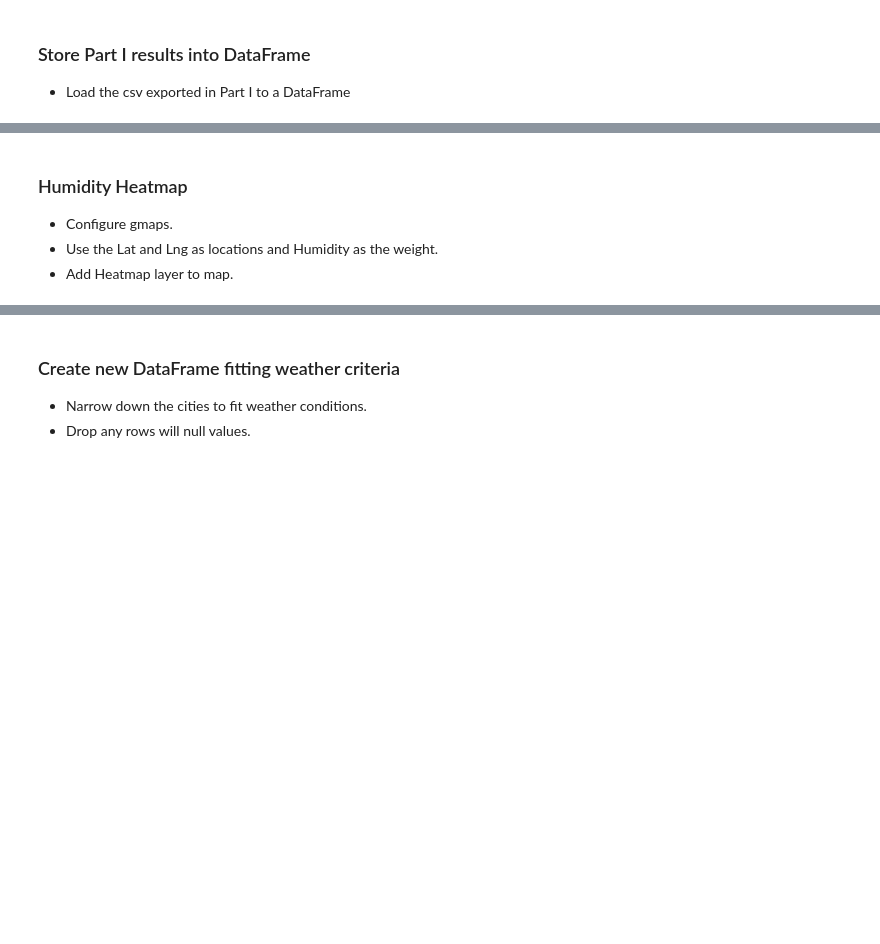
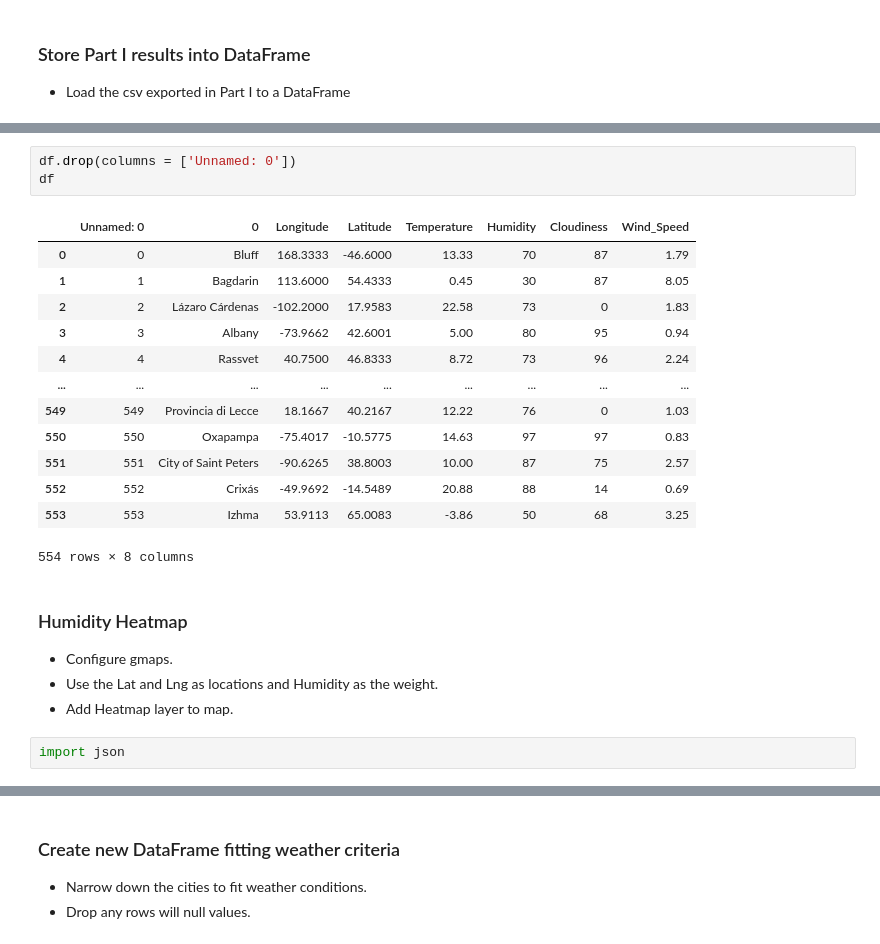
Before and after one commit to candishanks/python-api-challenge, a Jupyter notebook: Vacationpy/VacationPy.ipynb, the cells around one changed output, grey strips where cells are left out. Cells and saved outputs as stored; diff of their text form; blank space fills up the shorter version.

```diff
--- a/Vacationpy/VacationPy.ipynb
+++ b/Vacationpy/VacationPy.ipynb
@@ -27,5 +42,24 @@ df = pd
+# %%
+df.drop(columns = ['Unnamed: 0'])
+df
+# %% [output]
+|  | Unnamed: 0 | 0 | Longitude | Latitude | Temperature | Humidity | Cloudiness | Wind_Speed |
+| 0 | 0 | Bluff | 168.3333 | -46.6000 | 13.33 | 70 | 87 | 1.79 |
+| 1 | 1 | Bagdarin | 113.6000 | 54.4333 | 0.45 | 30 | 87 | 8.05 |
+| 2 | 2 | Lázaro Cárdenas | -102.2000 | 17.9583 | 22.58 | 73 | 0 | 1.83 |
+| 3 | 3 | Albany | -73.9662 | 42.6001 | 5.00 | 80 | 95 | 0.94 |
+| 4 | 4 | Rassvet | 40.7500 | 46.8333 | 8.72 | 73 | 96 | 2.24 |
+| ... | ... | ... | ... | ... | ... | ... | ... | ... |
+| 549 | 549 | Provincia di Lecce | 18.1667 | 40.2167 | 12.22 | 76 | 0 | 1.03 |
+| 550 | 550 | Oxapampa | -75.4017 | -10.5775 | 14.63 | 97 | 97 | 0.83 |
+| 551 | 551 | City of Saint Peters | -90.6265 | 38.8003 | 10.00 | 87 | 75 | 2.57 |
+| 552 | 552 | Crixás | -49.9692 | -14.5489 | 20.88 | 88 | 14 | 0.69 |
+| 553 | 553 | Izhma | 53.9113 | 65.0083 | -3.86 | 50 | 68 | 3.25 |
+554 rows × 8 columns
 # %% [markdown]
 ### Humidity Heatmap
 * Configure gmaps.
 * Use the Lat and Lng as locations and Humidity as the weight.
 * Add Heatmap layer to map.
+# %%
+import json
```
Also changed, not shown: parts of 3 cells of this notebook.
